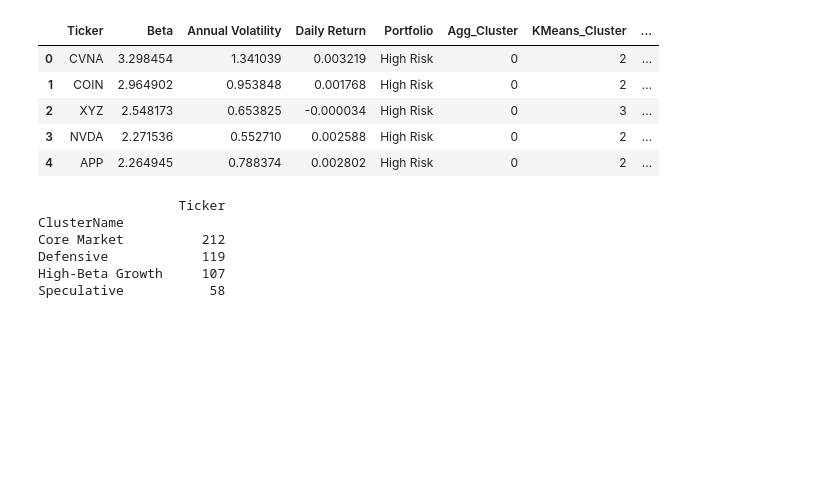
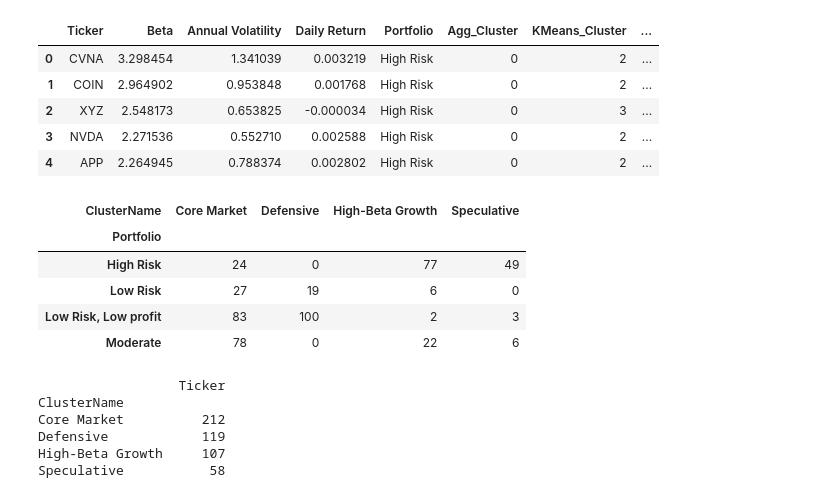
Before and after one commit to Adil2004/7BUIS010W-CW2-SP500-Analysis, a Jupyter notebook: code/code.ipynb, the cells around one changed output. Cells and saved outputs as stored; diff of their text form; code cells hidden in the pictures; blank space fills up the shorter version.

```diff
--- a/code/code.ipynb
+++ b/code/code.ipynb
@@ -653,6 +653,15 @@ merged_df.head()
 | 2 | XYZ | 2.548173 | 0.653825 | -0.000034 | High Risk | 0 | 3 | ... |
 | 3 | NVDA | 2.271536 | 0.552710 | 0.002588 | High Risk | 0 | 2 | ... |
 | 4 | APP | 2.264945 | 0.788374 | 0.002802 | High Risk | 0 | 2 | ... |
+# %%
+pd.crosstab(merged_df['Portfolio'], merged_df['ClusterName'])
+# %% [output]
+| ClusterName | Core Market | Defensive | High-Beta Growth | Speculative |
+| Portfolio |  |  |  |  |
+| High Risk | 24 | 0 | 77 | 49 |
+| Low Risk | 27 | 19 | 6 | 0 |
+| Low Risk, Low profit | 83 | 100 | 2 | 3 |
+| Moderate | 78 | 0 | 22 | 6 |
 # %%
 cluster_agg = merged_df.groupby('ClusterName').agg({'Ticker':'count'})
 print(cluster_agg)
```
Also changed, not shown: parts of 10 cells of this notebook.
